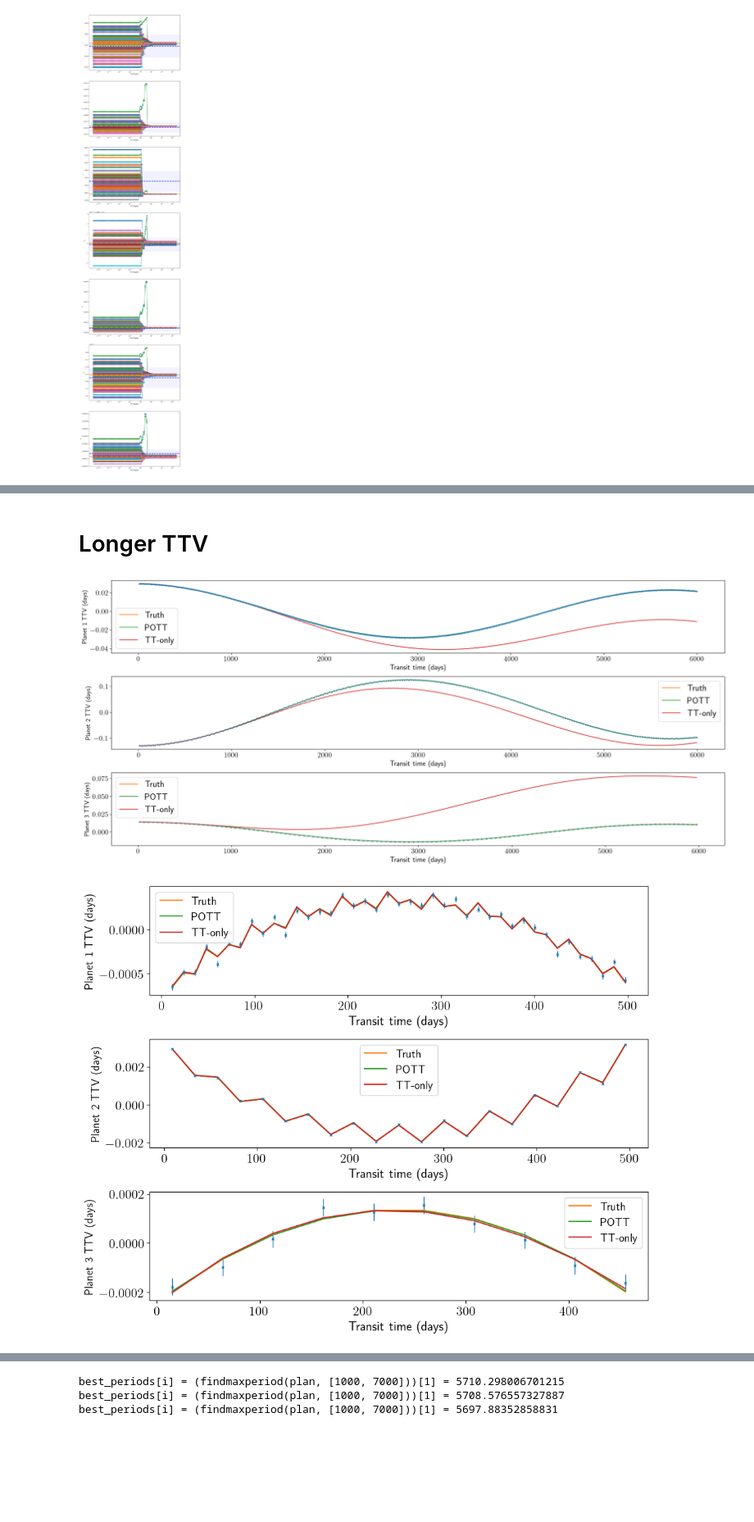
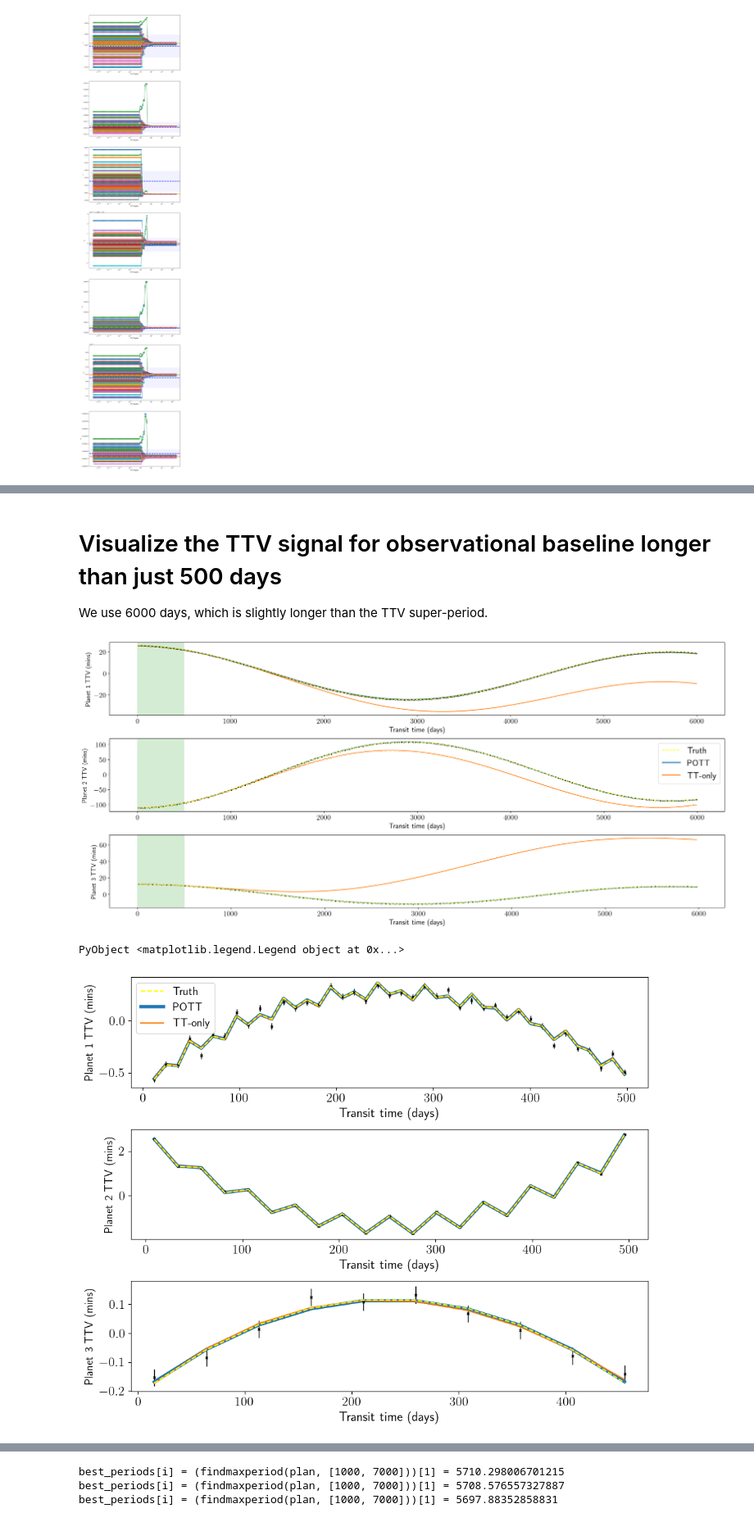
Before and after one commit to tnw-chatc/PeriodicOrbitTTV.jl, a Jupyter notebook: examples/pott_all_analysis_02_cut.ipynb, the cells around one changed output, grey strips where cells are left out. Shown at 82% size. Drawn from its saved outputs; the diff is of its cells as text; code cells hidden in the pictures; blank space fills up the shorter version.

```diff
--- a/examples/pott_all_analysis_02_cut.ipynb
+++ b/examples/pott_all_analysis_02_cut.ipynb
@@ -505,5 +312,7 @@ end
 # %% [markdown]
-# Longer TTV
+# Visualize the TTV signal for observational baseline longer than just 500 days
+
+We use 6000 days, which is slightly longer than the TTV super-period.
 # %%
 function to_matrix(tt::Matrix{T}; err=0.) where T <: Real
     tt_mat = Matrix{T}(undef, 0, 4)
@@ -588,37 +399,29 @@ for i in 1:3
     cal_transits = estimate_period(tt_data, i, [10., 0.])[2];
     obs_transits = tt_data[tt_data[:,1] .== convert(Float64,i),3];
 
-    ax[i].errorbar(obs_transits, obs_transits .- cal_transits, yerr = tt_data[tt_data[:,1] .== convert(Float64,i),4],
-        fmt="x", linestyle="", markersize=3, linewidth=1)
-
-    # cal_transits_coeffs = estimate_period(tt_clean_long, i, [10., 0.])[1];
-    # cal_transits = linear.(0:(sum(tt_clean_long[:,1] .== convert(Float64, i))-1), cal_transits_coeffs...)
+    ax[i].errorbar(obs_transits, (obs_transits .- cal_transits) * (24*36), yerr = 24*60*(tt_data[tt_data[:,1] .== convert(Float64,i),4]),
+        fmt="x", linestyle="", markersize=2, linewidth=1, color="black")
     obs_transits = tt_clean_long[tt_clean_long[:,1] .== convert(Float64,i),3];
 
-    ax[i].plot(obs_transits, obs_transits .- cal_transits, label="Truth")
-
-    # cal_transits_coeffs = estimate_period(tt_model_long, i, [10., 0.])[1];
-    # cal_transits = linear.(0:(sum(tt_model_long[:,1] .== convert(Float64, i))-1), cal_transits_coeffs...)
+    ax[i].plot(obs_transits, (obs_transits .- cal_transits) * (24*36), label="Truth", color="yellow", linestyle="--", zorder=5)
     obs_transits = tt_model_long[tt_model_long[:,1] .== convert(Float64,i),3];
 
-    ax[i].plot(obs_transits, obs_transits .- cal_transits, label="POTT")
-
-    # cal_transits_coeffs = estimate_period(tt_model_tt_long, i, [10., 0.])[1];
-    # cal_transits = linear.(0:(sum(tt_model_tt_long[:,1] .== convert(Float64, i))-1), cal_transits_coeffs...)
+    ax[i].plot(obs_transits, (obs_transits .- cal_transits) * (24*36), label="POTT", color="tab:blue", linewidth=2)
     obs_transits = tt_model_tt_long[tt_model_tt_long[:,1] .== convert(Float64,i),3];
 
-    ax[i].plot(obs_transits, obs_transits .- cal_transits, label="TT-only")
+    ax[i].plot(obs_transits, (obs_transits .- cal_transits) * (24*36), label="TT-only", color="tab:orange")
 
-    ax[i].set_ylabel("Planet $i TTV (days)", fontsize=14)
+    ax[i].set_ylabel("Planet $i TTV (mins)", fontsize=14)
     ax[i].set_xlabel("Transit time (days)", fontsize=16)
 
     ax[i].tick_params(labelsize=16)
 
-    ax[i].legend(fontsize=20)
-
-    # ax[i].set_xlim(5500, 6000)
+    ax[i].axvspan(0, maximum(tt_data_short), alpha=0.2, color="tab:green")
 end
 
-fig.savefig("figures/ttv_signals_03s_long.pdf")
+ax[2].legend(fontsize=20)
+
+# fig.savefig("figures/ttv_signals_03s_long.pdf")
 # %% [output]
-[figure, old version]
+[figure, new version]
+PyObject <matplotlib.legend.Legend object at 0x...>
@@ -641,39 +446,38 @@ fig, ax = subplots(3, 1, figsize=(10,8), tight_layout=true)
 
 for i in 1:3
     cal_transits = estimate_period(tt_data, i, [10., 0.])[2];
     obs_transits = tt_data[tt_data[:,1] .== convert(Float64,i),3];
 
-    ax[i].errorbar(obs_transits, obs_transits .- cal_transits, yerr = tt_data[tt_data[:,1] .== convert(Float64,i),4],
-        fmt="x", linestyle="", markersize=3, linewidth=1)
+    ax[i].errorbar(obs_transits, (obs_transits .- cal_transits) * (24*36), yerr = (24*36) * tt_data[tt_data[:,1] .== convert(Float64,i),4],
+        fmt="x", linestyle="", markersize=3, linewidth=1, color="k")
 
     cal_transits_coeffs = estimate_period(tt_clean, i, [10., 0.])[1];
     cal_transits = linear.(0:(sum(tt_clean[:,1] .== convert(Float64, i))-1), cal_transits_coeffs...)
     obs_transits = tt_clean[tt_clean[:,1] .== convert(Float64,i),3];
 
-    ax[i].plot(obs_transits, obs_transits .- cal_transits, label="Truth")
+    ax[i].plot(obs_transits, (obs_transits .- cal_transits) * (24*36), label="Truth", color="yellow", linestyle="--", zorder=5)
 
     cal_transits_coeffs = estimate_period(tt_model, i, [10., 0.])[1];
     cal_transits = linear.(0:(sum(tt_model[:,1] .== convert(Float64, i))-1), cal_transits_coeffs...)
     obs_transits = tt_model[tt_model[:,1] .== convert(Float64,i),3];
 
-    ax[i].plot(obs_transits, obs_transits .- cal_transits, label="POTT")
+    ax[i].plot(obs_transits, (obs_transits .- cal_transits) * (24*36), label="POTT", color="tab:blue", linewidth=4)
 
     cal_transits_coeffs = estimate_period(tt_model_tt, i, [10., 0.])[1];
     cal_transits = linear.(0:(sum(tt_model_tt[:,1] .== convert(Float64, i))-1), cal_transits_coeffs...)
     obs_transits = tt_model_tt[tt_model_tt[:,1] .== convert(Float64,i),3];
 
-    ax[i].plot(obs_transits, obs_transits .- cal_transits, label="TT-only")
+    ax[i].plot(obs_transits, (obs_transits .- cal_transits) * (24*36), label="TT-only", color="tab:orange")
 
-    ax[i].set_ylabel("Planet $i TTV (days)", fontsize=14)
+    ax[i].set_ylabel("Planet $i TTV (mins)", fontsize=14)
     ax[i].set_xlabel("Transit time (days)", fontsize=16)
 
     ax[i].tick_params(labelsize=16)
 
-    ax[i].legend(fontsize=14)
-
     # ax[i].set_xlim(5500, 6000)
 end
 
+    ax[1].legend(fontsize=14)
 fig.savefig("figures/ttv_signals_03s_short.pdf")
 # %% [output]
-[figure, old version]
+[figure, new version]
```
Also changed, not shown: parts of 26 cells of this notebook, 5 other files.
